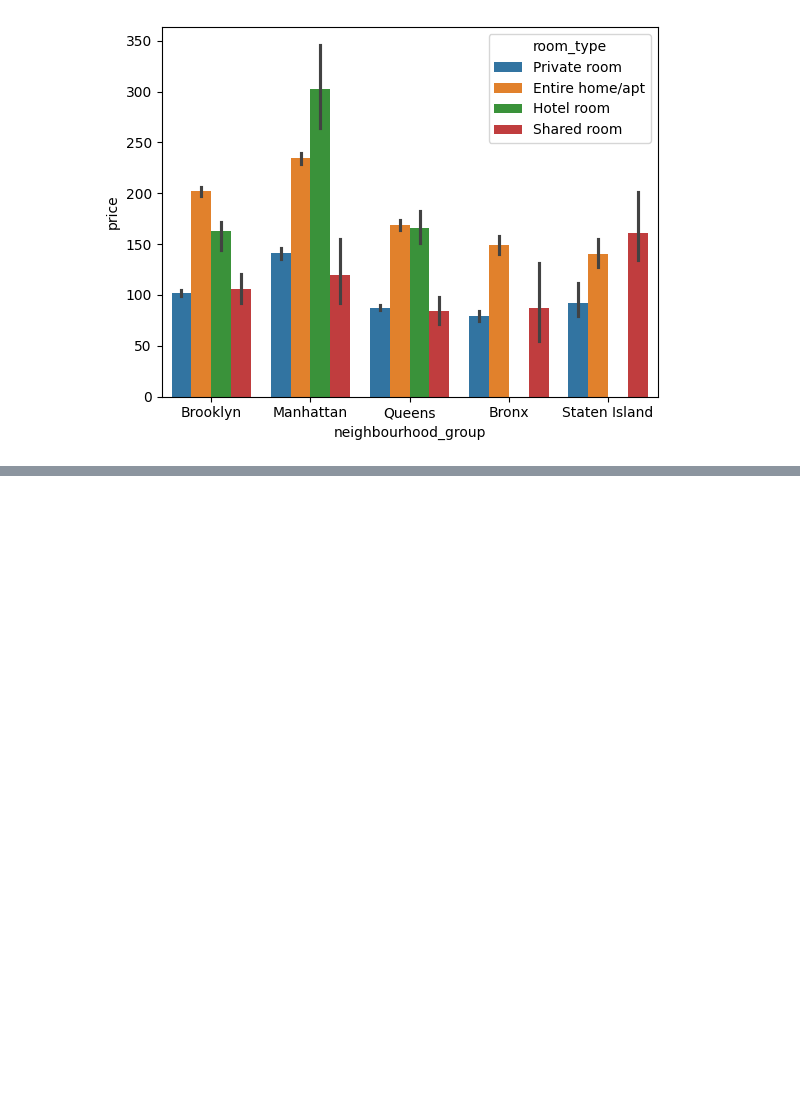
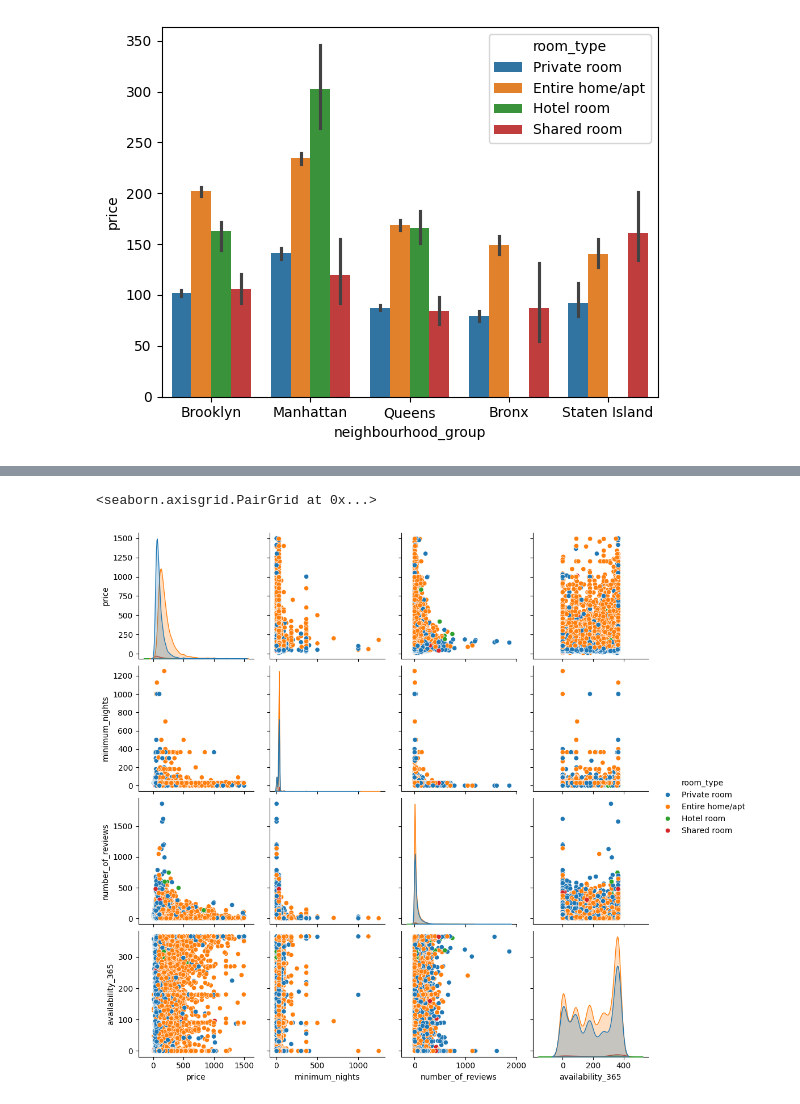
Before and after one commit to kamijoseph/AirBnB-EDA, a Jupyter notebook: main.ipynb, the cells around one changed output, grey strips where cells are left out. Saved outputs shown, nothing was run; the diff lists cells and outputs as text; code cells hidden in the pictures; blank space fills up the shorter version.

```diff
--- a/main.ipynb
+++ b/main.ipynb
@@ -426,0 +460,9 @@ sns.barplot(
+# %%
+sns.pairplot(
+    data = df,
+    vars = ["price", "minimum_nights", "number_of_reviews", "availability_365"],
+    hue = "room_type"
+)
+# %% [output]
+<seaborn.axisgrid.PairGrid at 0x...>
+[figure, added]
```
Also changed, not shown: parts of 5 cells of this notebook.
